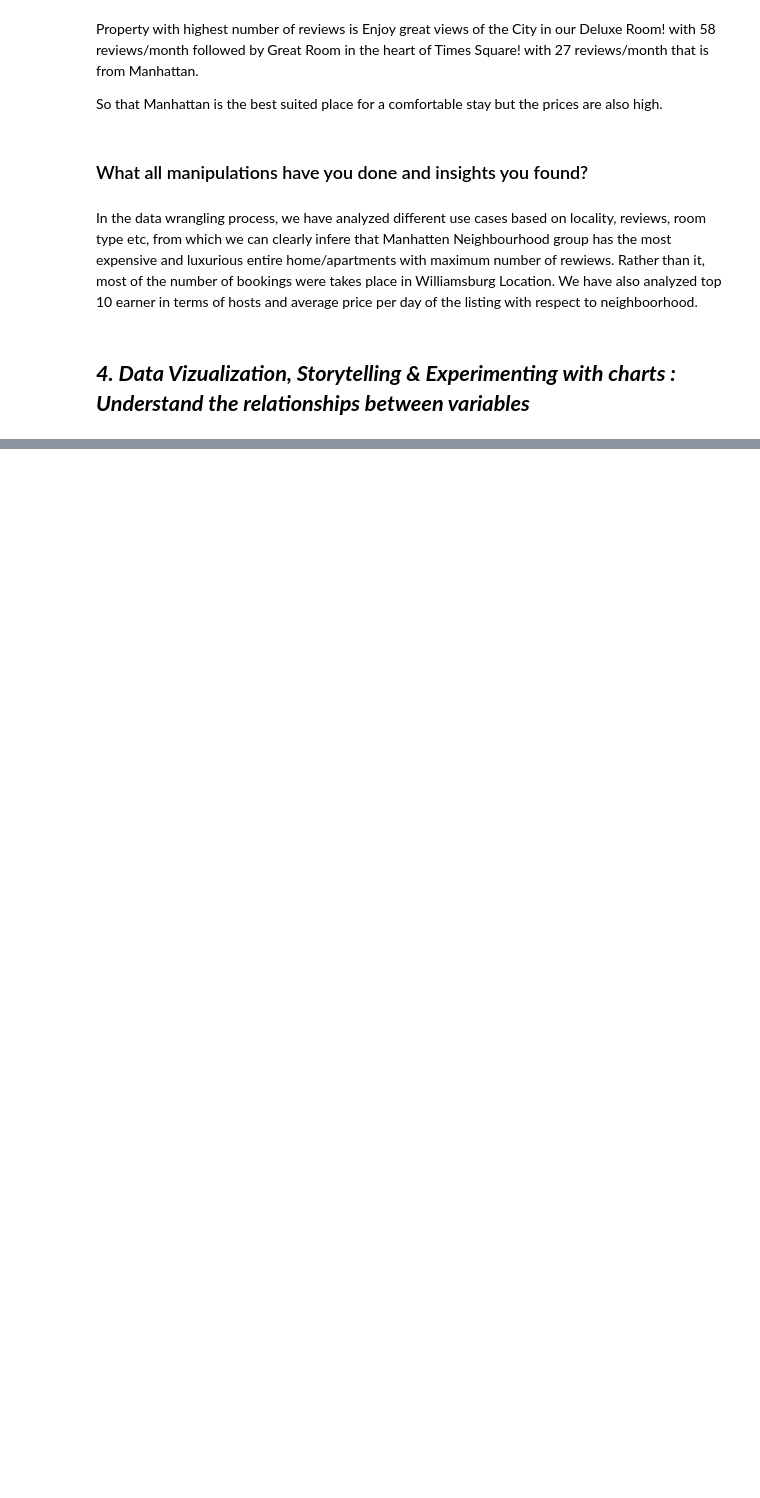
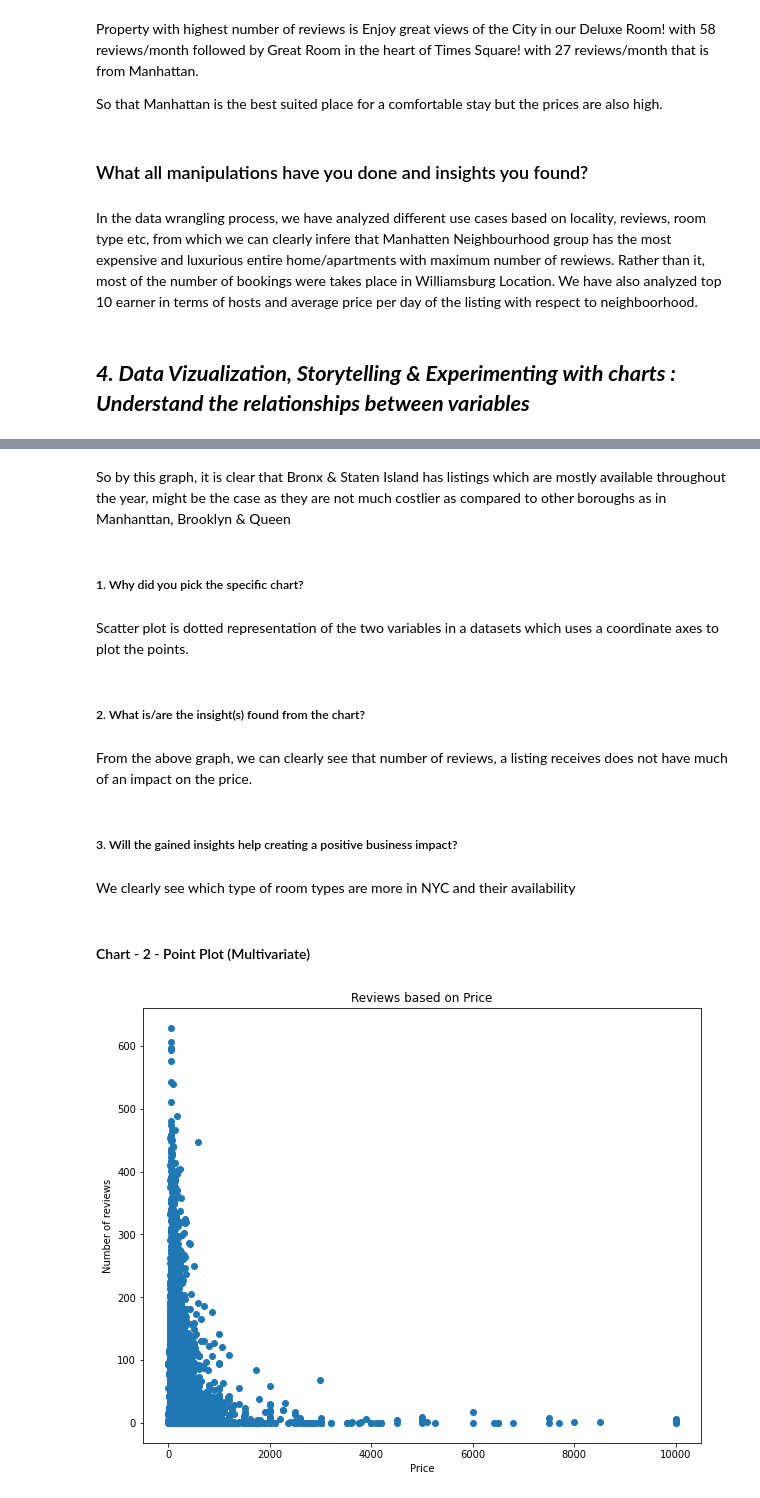
Before and after one commit to MuskanKasere/Airbnb_Booking_Analysis, a Jupyter notebook: Personal_Colab.ipynb, the cells around one changed output, grey strips where cells are left out. Drawn from its saved outputs; the diff is of its cells as text; code cells hidden in the pictures; blank space fills up the shorter version.

```diff
--- a/Personal_Colab.ipynb
+++ b/Personal_Colab.ipynb
@@ -246,0 +579,28 @@ In the data wrangling process, we have analyzed different use cases based on loc
+# %% [markdown]
+So by this graph, it is clear that Bronx & Staten Island has listings which are mostly available throughout the year, might be the case as they are not much costlier as compared to other boroughs as in Manhanttan, Brooklyn & Queen
+# %% [markdown]
+##### 1. Why did you pick the specific chart?
+# %% [markdown]
+Scatter plot is dotted representation of the two variables in a datasets which uses a coordinate axes to plot the points.
+# %% [markdown]
+##### 2. What is/are the insight(s) found from the chart?
+# %% [markdown]
+From the above graph, we can clearly see that number of reviews, a listing receives does not have much of an impact on the price.
+# %% [markdown]
+##### 3. Will the gained insights help creating a positive business impact?
+# %% [markdown]
+We clearly see which type of room types are more in NYC and their availability
+# %% [markdown]
+#### Chart - 2 - Point Plot (Multivariate)
+# %%
+#Extracting prices and review from the table
+price = airbnb_data['price']
+price_review = airbnb_data[['number_of_reviews', 'price']].sort_values(by = 'price')
+price_review.plot(x = 'price', y = 'number_of_reviews', style = 'o', figsize=(10,8), legend=False)
+
+plt.title('Reviews based on Price')
+plt.xlabel("Price")
+plt.ylabel("Number of reviews")
+plt.show()
+# %% [output]
+[figure, added]
```
Also changed, not shown: parts of 74 cells of this notebook.
